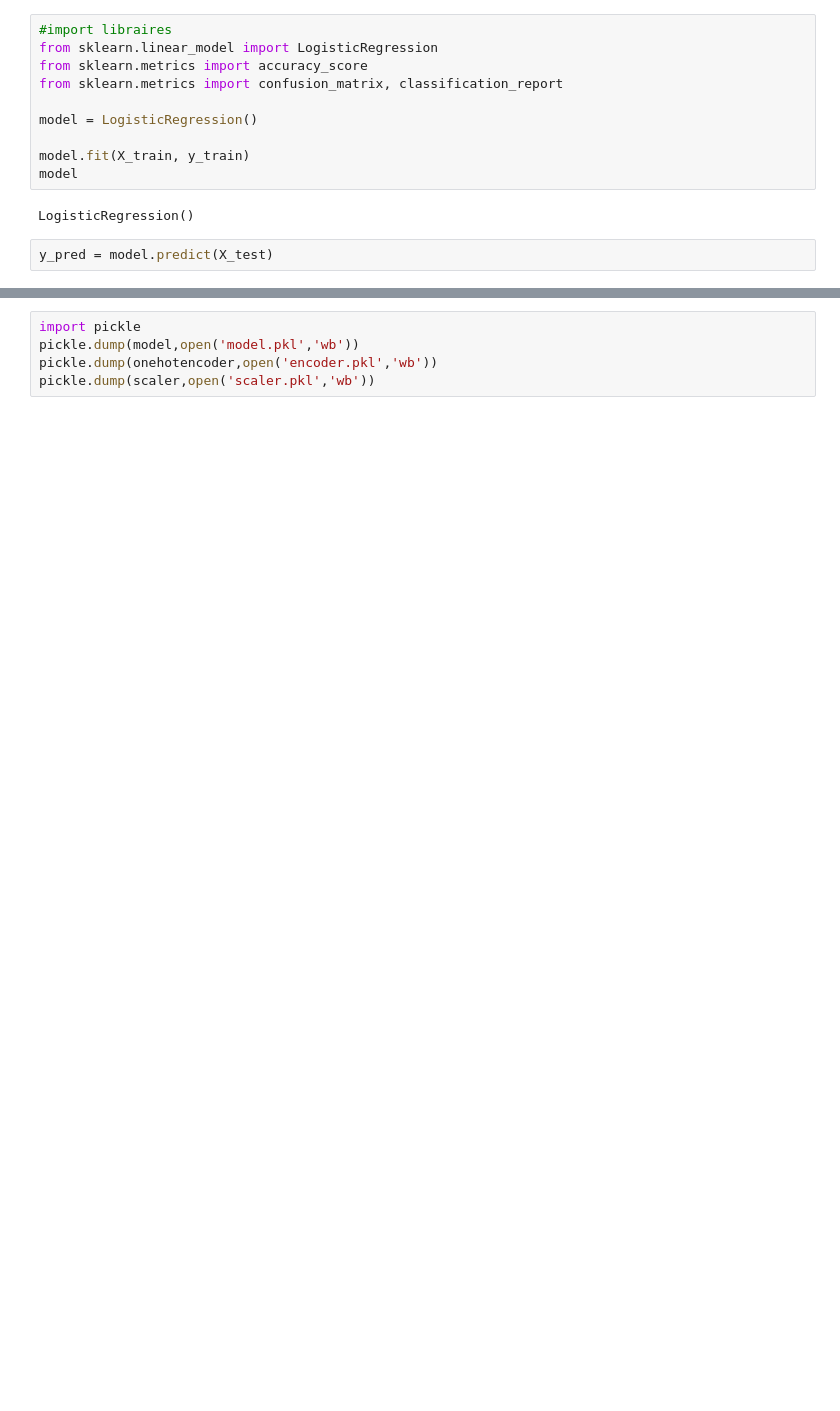
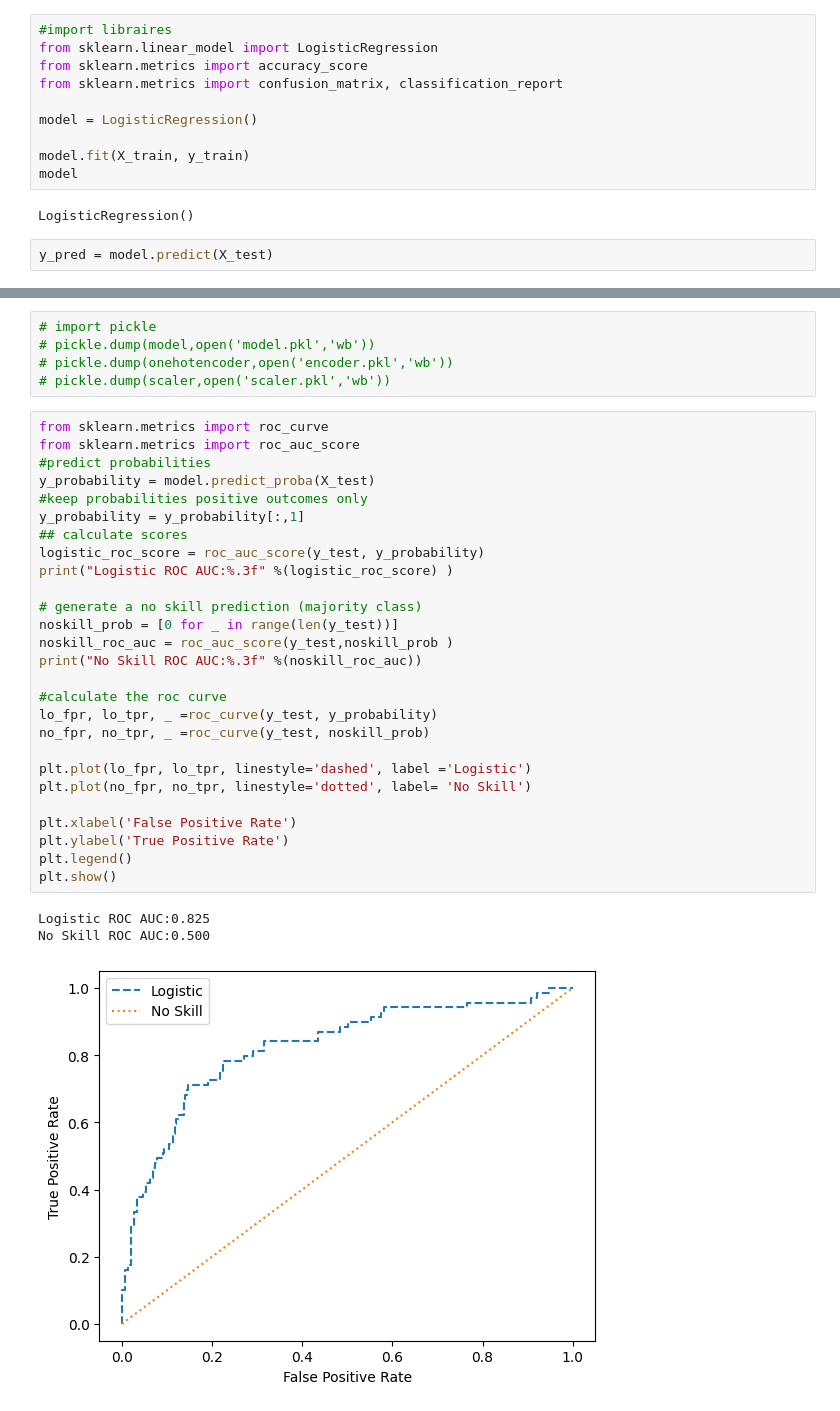
Before and after one commit to vyavahareyash/DSBDA-Project, a Jupyter notebook: DataViz.ipynb, the cells around one changed output, grey strips where cells are left out. Saved outputs shown, nothing was run; the diff lists cells and outputs as text; blank space fills up the shorter version.

```diff
--- a/DataViz.ipynb
+++ b/DataViz.ipynb
@@ -423,5 +423,36 @@ Accuracy of Logistic Regression: 88.86%
 # %%
-import pickle
-pickle.dump(model,open('model.pkl','wb'))
-pickle.dump(onehotencoder,open('encoder.pkl','wb'))
-pickle.dump(scaler,open('scaler.pkl','wb'))
+# import pickle
+# pickle.dump(model,open('model.pkl','wb'))
+# pickle.dump(onehotencoder,open('encoder.pkl','wb'))
+# pickle.dump(scaler,open('scaler.pkl','wb'))
+# %%
+from sklearn.metrics import roc_curve
+from sklearn.metrics import roc_auc_score
+#predict probabilities
+y_probability = model.predict_proba(X_test)
+#keep probabilities positive outcomes only
+y_probability = y_probability[:,1]
+## calculate scores
+logistic_roc_score = roc_auc_score(y_test, y_probability)
+print("Logistic ROC AUC:%.3f" %(logistic_roc_score) )
+
+# generate a no skill prediction (majority class)
+noskill_prob = [0 for _ in range(len(y_test))]
+noskill_roc_auc = roc_auc_score(y_test,noskill_prob )
+print("No Skill ROC AUC:%.3f" %(noskill_roc_auc))
+
+#calculate the roc curve
+lo_fpr, lo_tpr, _ =roc_curve(y_test, y_probability)
+no_fpr, no_tpr, _ =roc_curve(y_test, noskill_prob)
+
+plt.plot(lo_fpr, lo_tpr, linestyle='dashed', label ='Logistic')
+plt.plot(no_fpr, no_tpr, linestyle='dotted', label= 'No Skill')
+
+plt.xlabel('False Positive Rate')
+plt.ylabel('True Positive Rate')
+plt.legend()
+plt.show()
+# %% [output]
+Logistic ROC AUC:0.825
+No Skill ROC AUC:0.500
+[figure, added]
```
Also changed, not shown: parts of 8 cells of this notebook, 2 other files.
